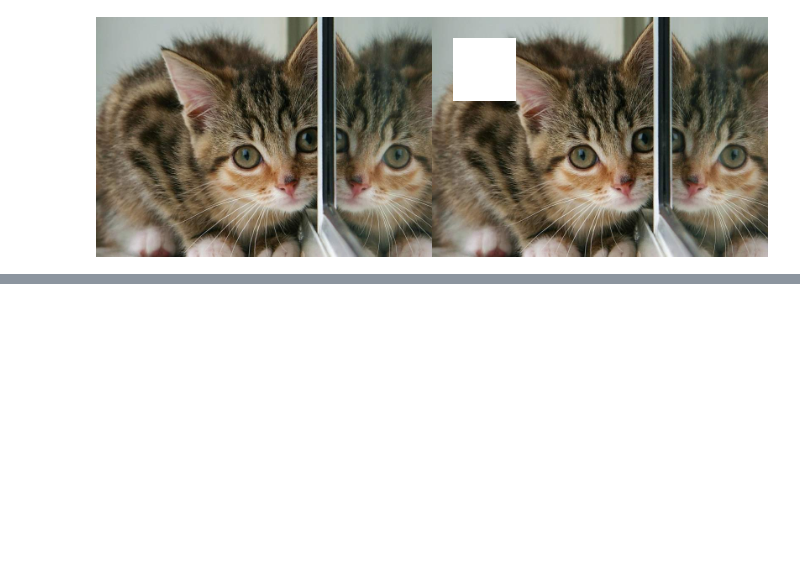
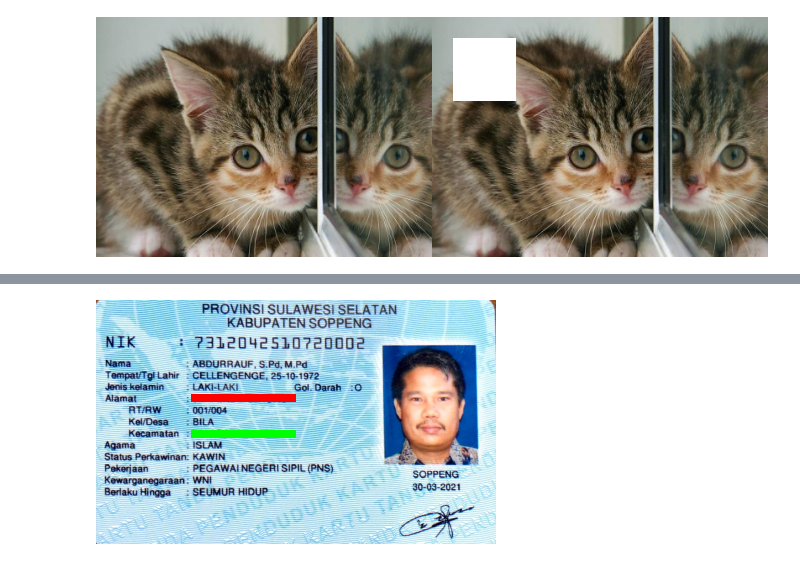
Before and after one commit to SabilarRosyad/PCVK_GENAP_2023, a Jupyter notebook: Week1.ipynb, the cells around one changed output, grey strips where cells are left out. Cells and saved outputs as stored; diff of their text form; code cells hidden in the pictures; blank space fills up the shorter version.

```diff
--- a/Week1.ipynb
+++ b/Week1.ipynb
@@ -121,0 +129,16 @@ cv2_imshow(final_frame)
+# %%
+image_ktp = io.imread("KTP.jpeg")
+image_ktp = cv.resize(image_ktp, (0,0), fx=0.5, fy=0.5)
+image_ktp2 = cv.cvtColor(image_ktp, cv.COLOR_BGR2RGB)
+
+for y in range(95,200):
+  for x in range(94,102):
+    image_ktp2[x,y] =[0,0,255]
+
+for y in range(95,200):
+  for x in range(130,138):
+    image_ktp2[x,y] =[0,255,0]
+
+cv2_imshow(image_ktp2)
+# %% [output]
+[figure, added]
```
Also changed, not shown: parts of 1 cell of this notebook.
